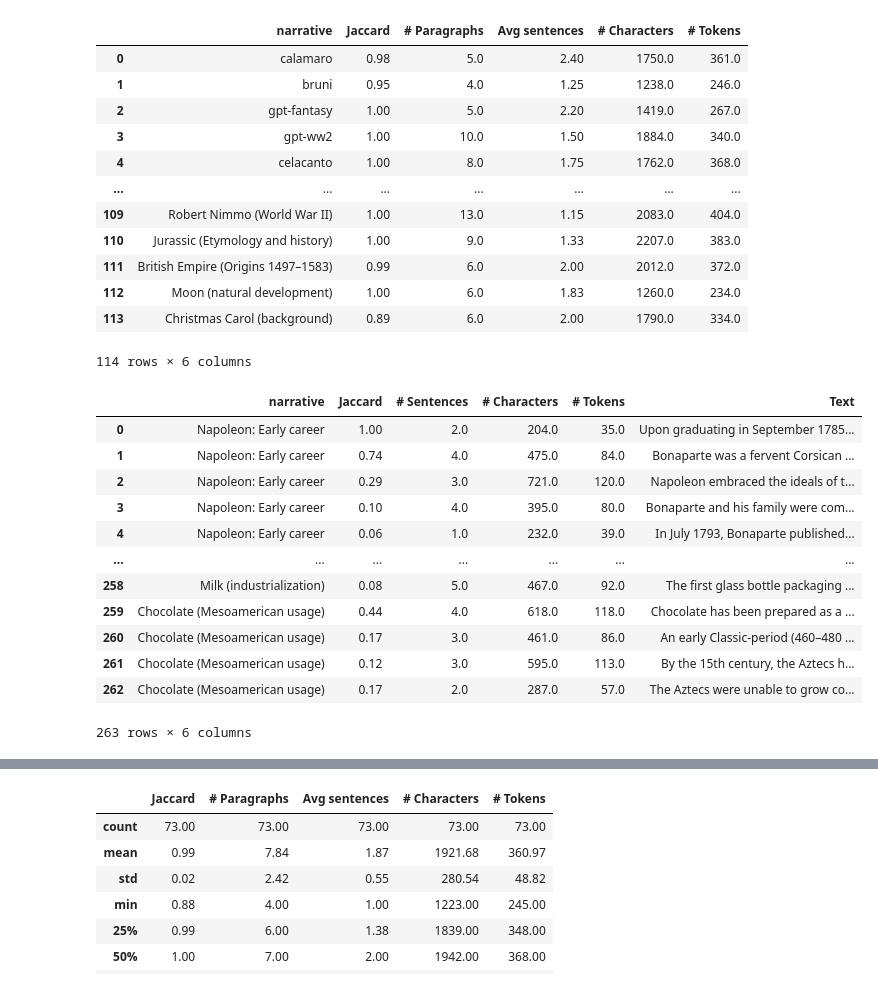
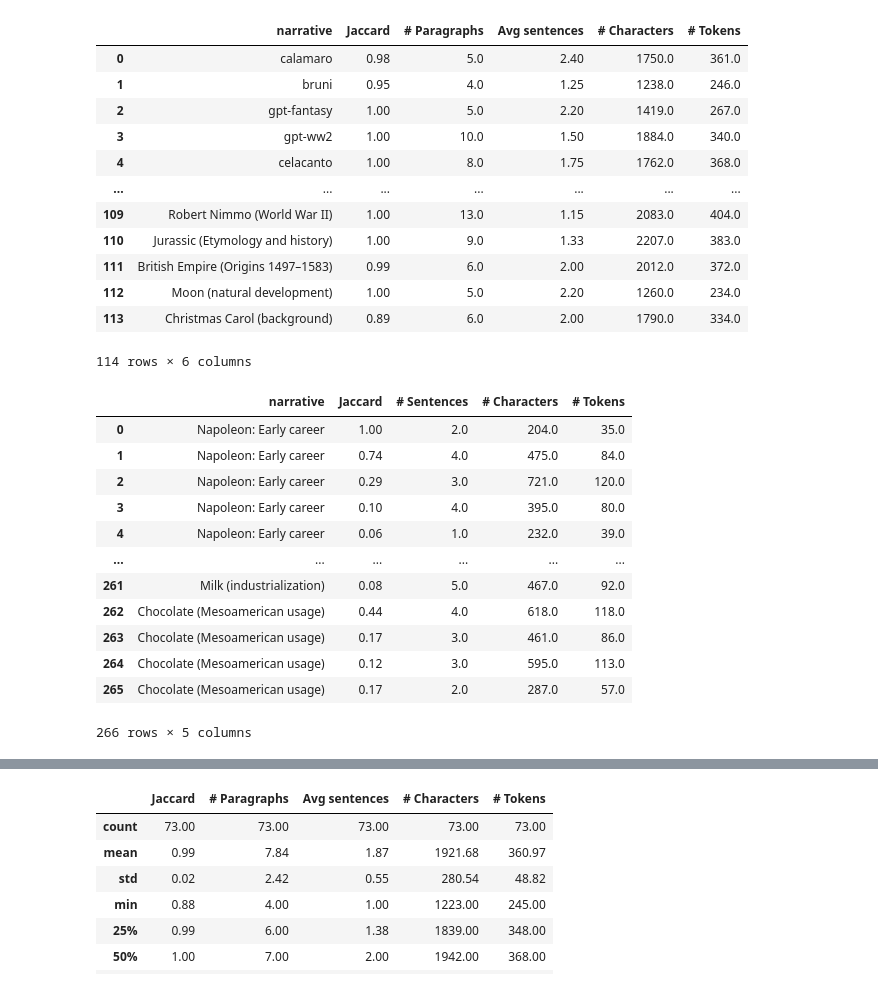
Before and after one commit to AIMH-DHgroup/llama-n2e, a Jupyter notebook: results.ipynb, the cells around one changed output, grey strips where cells are left out. Cells and saved outputs as stored; diff of their text form; code cells hidden in the pictures.

```diff
--- a/results.ipynb
+++ b/results.ipynb
@@ -2,8 +2,8 @@
 import pandas as pd
 import matplotlib.pyplot as plt
 
-suffix = 'all-J99'
-suffix2 = 'all-65'
+suffix = 'all-J90'
+suffix2 = 'all-J99'
 
 df = pd.read_csv("results-" + suffix + ".csv")
 
@@ -19,31 +19,29 @@ df
 | 109 | Robert Nimmo (World War II) | 1.00 | 13.0 | 1.15 | 2083.0 | 404.0 |
 | 110 | Jurassic (Etymology and history) | 1.00 | 9.0 | 1.33 | 2207.0 | 383.0 |
 | 111 | British Empire (Origins 1497–1583) | 0.99 | 6.0 | 2.00 | 2012.0 | 372.0 |
-| 112 | Moon (natural development) | 1.00 | 6.0 | 1.83 | 1260.0 | 234.0 |
+| 112 | Moon (natural development) | 1.00 | 5.0 | 2.20 | 1260.0 | 234.0 |
 | 113 | Christmas Carol (background) | 0.89 | 6.0 | 2.00 | 1790.0 | 334.0 |
 114 rows × 6 columns
 # %%
 # this cell is only used to show data on individual paragraphs (each row is a paragraph)
 
-suffix3 = 'complete'
+suffix3 = 'all-J99'
 df2 = pd.read_csv("extract_narra-" + suffix3 + ".csv")
-#round(df2.groupby(['narrative']).mean(), 2)
-#df2.describe()
 df2
 # %% [output]
-|  | narrative | Jaccard | # Sentences | # Characters | # Tokens | Text |
-| 0 | Napoleon: Early career | 1.00 | 2.0 | 204.0 | 35.0 | Upon graduating in September 1785... |
-| 1 | Napoleon: Early career | 0.74 | 4.0 | 475.0 | 84.0 | Bonaparte was a fervent Corsican ... |
-| 2 | Napoleon: Early career | 0.29 | 3.0 | 721.0 | 120.0 | Napoleon embraced the ideals of t... |
-| 3 | Napoleon: Early career | 0.10 | 4.0 | 395.0 | 80.0 | Bonaparte and his family were com... |
-| 4 | Napoleon: Early career | 0.06 | 1.0 | 232.0 | 39.0 | In July 1793, Bonaparte published... |
-| ... | ... | ... | ... | ... | ... | ... |
-| 258 | Milk (industrialization) | 0.08 | 5.0 | 467.0 | 92.0 | The first glass bottle packaging ... |
-| 259 | Chocolate (Mesoamerican usage) | 0.44 | 4.0 | 618.0 | 118.0 | Chocolate has been prepared as a ... |
-| 260 | Chocolate (Mesoamerican usage) | 0.17 | 3.0 | 461.0 | 86.0 | An early Classic-period (460–480 ... |
-| 261 | Chocolate (Mesoamerican usage) | 0.12 | 3.0 | 595.0 | 113.0 | By the 15th century, the Aztecs h... |
-| 262 | Chocolate (Mesoamerican usage) | 0.17 | 2.0 | 287.0 | 57.0 | The Aztecs were unable to grow co... |
+|  | narrative | Jaccard | # Sentences | # Characters | # Tokens |
+| 0 | Napoleon: Early career | 1.00 | 2.0 | 204.0 | 35.0 |
+| 1 | Napoleon: Early career | 0.74 | 4.0 | 475.0 | 84.0 |
+| 2 | Napoleon: Early career | 0.29 | 3.0 | 721.0 | 120.0 |
+| 3 | Napoleon: Early career | 0.10 | 4.0 | 395.0 | 80.0 |
+| 4 | Napoleon: Early career | 0.06 | 1.0 | 232.0 | 39.0 |
+| ... | ... | ... | ... | ... | ... |
+| 261 | Milk (industrialization) | 0.08 | 5.0 | 467.0 | 92.0 |
+| 262 | Chocolate (Mesoamerican usage) | 0.44 | 4.0 | 618.0 | 118.0 |
+| 263 | Chocolate (Mesoamerican usage) | 0.17 | 3.0 | 461.0 | 86.0 |
+| 264 | Chocolate (Mesoamerican usage) | 0.12 | 3.0 | 595.0 | 113.0 |
+| 265 | Chocolate (Mesoamerican usage) | 0.17 | 2.0 | 287.0 | 57.0 |
-263 rows × 6 columns
+266 rows × 5 columns
 # %%
 round(df.describe(), 2)
 # %% [output]
```
Also changed, not shown: parts of 4 cells of this notebook.
